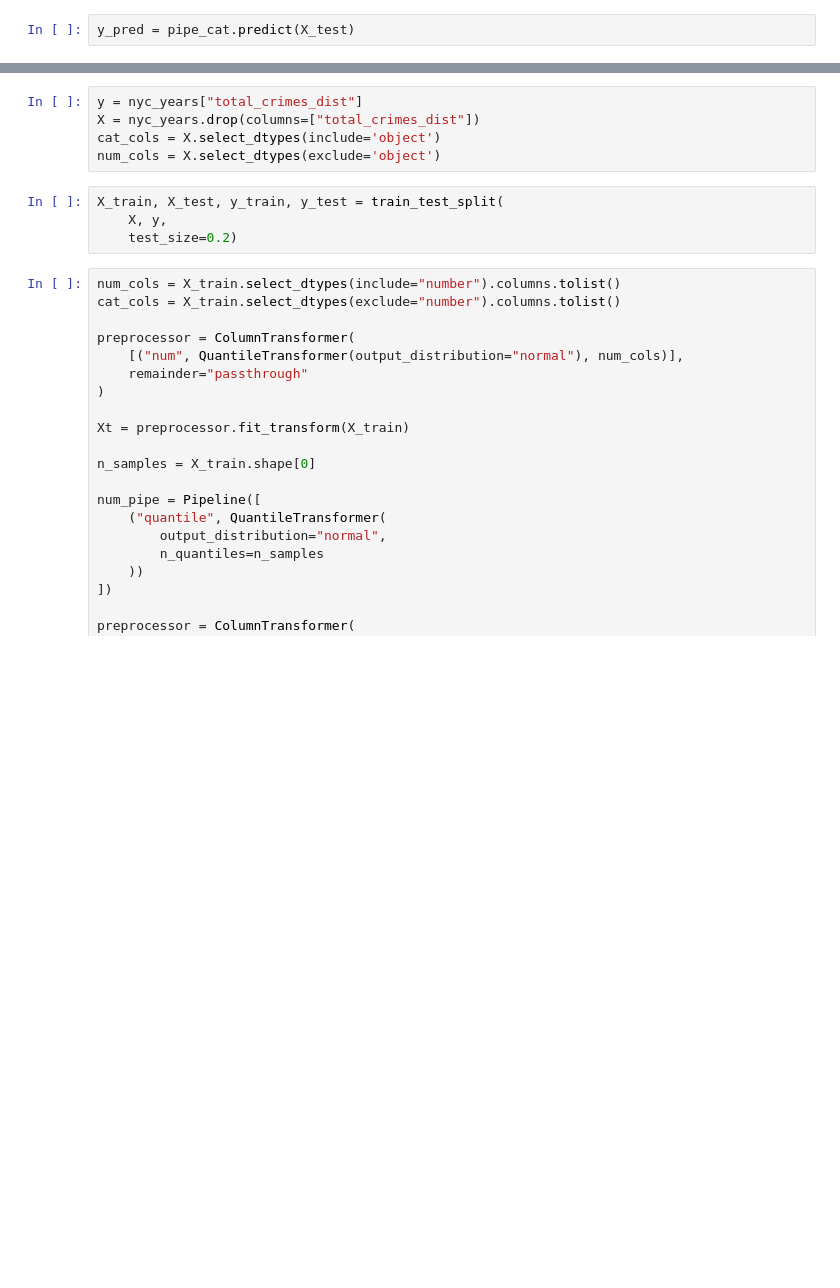
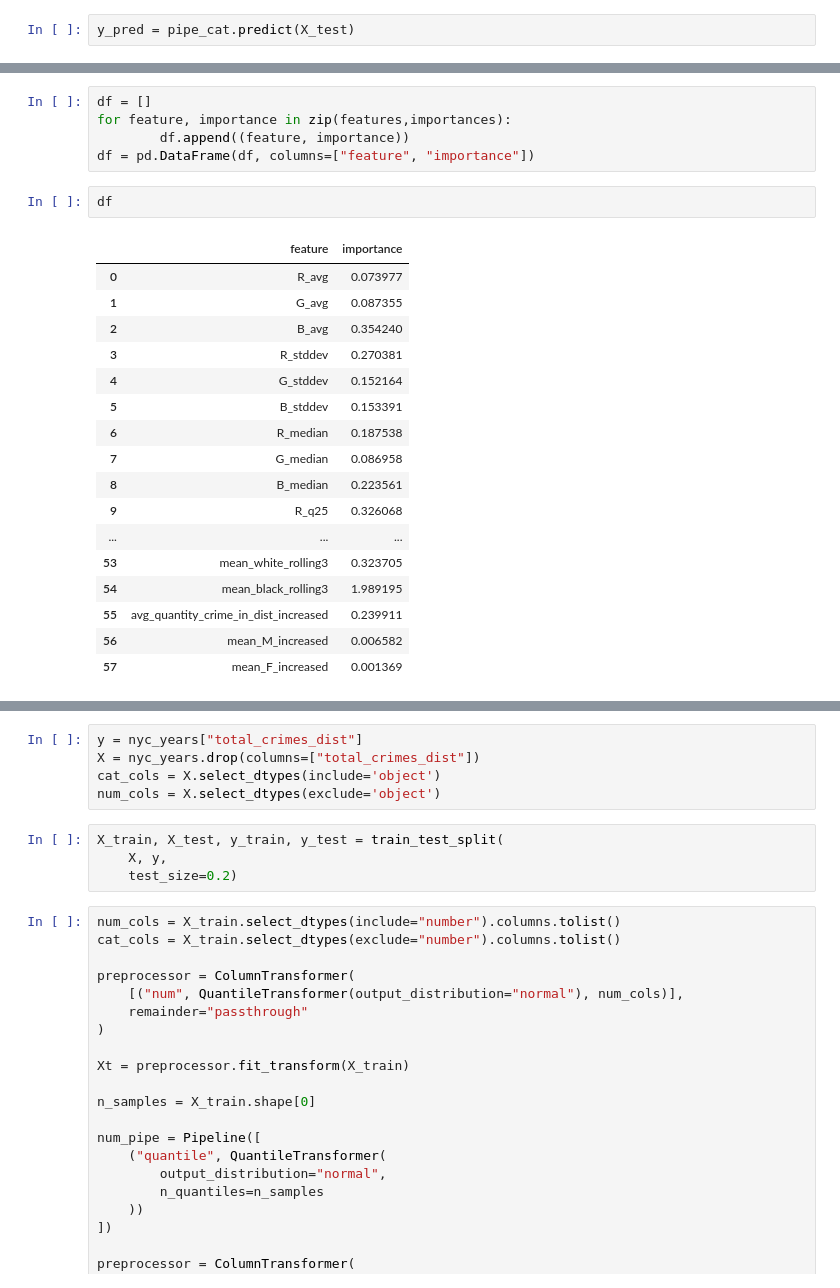
Before and after one commit to ElizabethSeth/ml_practice, a Jupyter notebook: ml_test.ipynb, the cells around one changed output, grey strips where cells are left out. Saved outputs shown, nothing was run; the diff lists cells and outputs as text; blank space fills up the shorter version.

```diff
--- a/ml_test.ipynb
+++ b/ml_test.ipynb
@@ -839,0 +890,25 @@ CatBoost MSE: 1624.3963497107675, MAE: 14.054924715336059, R^2: 0.97379176260155
+# %%
+df = []
+for feature, importance in zip(features,importances):
+        df.append((feature, importance))
+df = pd.DataFrame(df, columns=["feature", "importance"])
+# %%
+df
+# %% [output]
+|  | feature | importance |
+| 0 | R_avg | 0.073977 |
+| 1 | G_avg | 0.087355 |
+| 2 | B_avg | 0.354240 |
+| 3 | R_stddev | 0.270381 |
+| 4 | G_stddev | 0.152164 |
+| 5 | B_stddev | 0.153391 |
+| 6 | R_median | 0.187538 |
+| 7 | G_median | 0.086958 |
+| 8 | B_median | 0.223561 |
+| 9 | R_q25 | 0.326068 |
+| ... | ... | ... |
+| 53 | mean_white_rolling3 | 0.323705 |
+| 54 | mean_black_rolling3 | 1.989195 |
+| 55 | avg_quantity_crime_in_dist_increased | 0.239911 |
+| 56 | mean_M_increased | 0.006582 |
+| 57 | mean_F_increased | 0.001369 |
```
Also changed, not shown: parts of 13 cells of this notebook, 4 other files.
